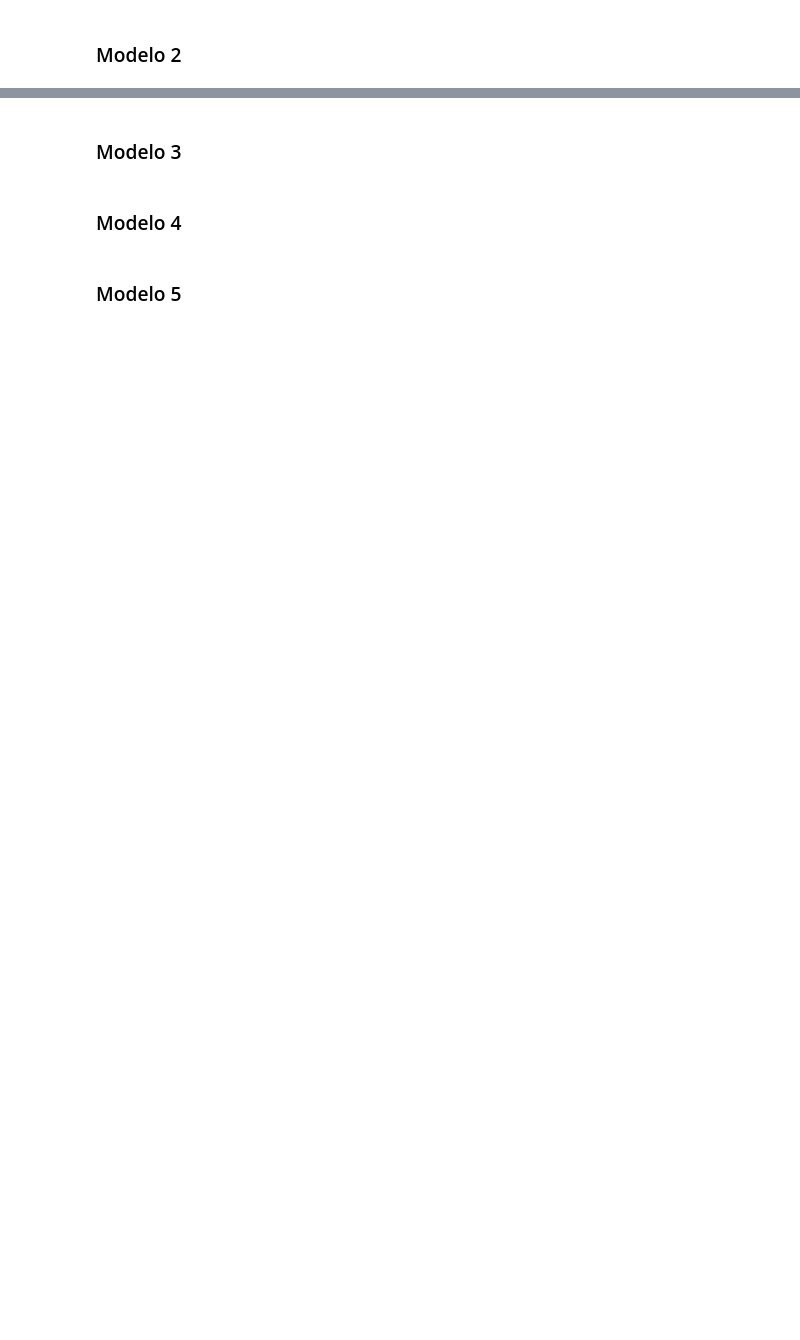
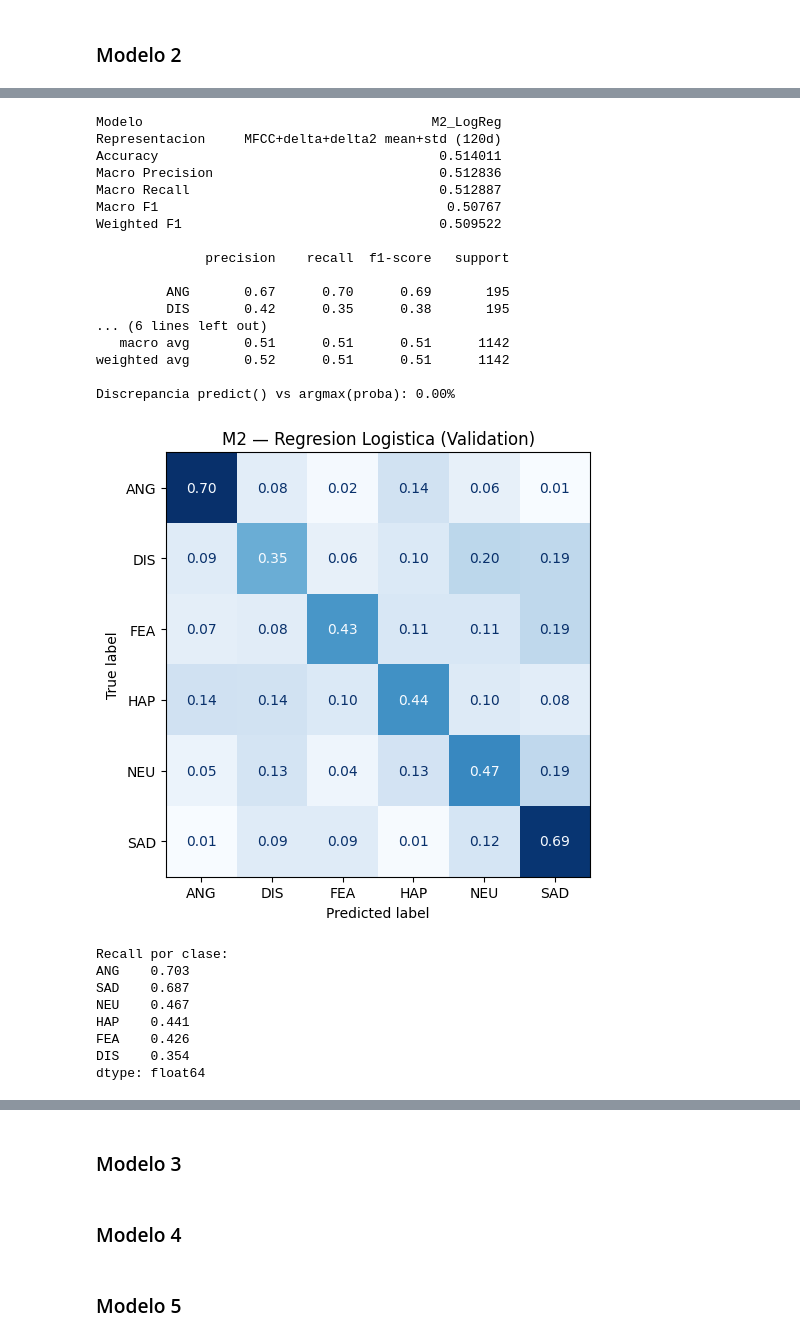
Before and after one commit to Aleortz/CREMA--D-Assembly-, a Jupyter notebook: Notebook/clasification-of-emotions.ipynb, the cells around one changed output, grey strips where cells are left out. Saved outputs shown, nothing was run; the diff lists cells and outputs as text; code cells hidden in the pictures; blank space fills up the shorter version.

Commit message:
Modelo _2

```diff
--- a/Notebook/clasification-of-emotions.ipynb
+++ b/Notebook/clasification-of-emotions.ipynb
@@ -605,0 +771,51 @@ df_probs.head()
+# %%
+# ---- Entrenamiento final ----
+m2 = Pipeline([('scaler', StandardScaler()),
+               ('clf', LogisticRegression(C=C_best_m2, max_iter=3000, random_state=SEED))])
+m2.fit(Xtr_m2, y_train)
+
+P_val_m2  = probs_ordenadas(m2, Xva_m2)
+P_test_m2 = probs_ordenadas(m2, Xte_m2)
+pred_val_m2 = pred_desde_probs(P_val_m2)
+
+res_m2 = evaluar(y_val, pred_val_m2, 'M2_LogReg', 'MFCC+delta+delta2 mean+std (120d)')
+print(pd.Series(res_m2).to_string())
+print()
+print(classification_report(y_val, pred_val_m2, labels=CLASSES, zero_division=0))
+
+# Comprobaciones de integridad
+assert P_val_m2.shape == (len(y_val), 6)
+assert np.allclose(P_val_m2.sum(axis=1), 1.0)
+print(f"Discrepancia predict() vs argmax(proba): "
+      f"{100*(m2.predict(Xva_m2) != pred_val_m2).mean():.2f}%")
+
+cm_m2 = matriz_confusion(y_val, pred_val_m2, 'M2 — Regresion Logistica (Validation)')
+print('Recall por clase:')
+print(pd.Series(np.diag(cm_m2)/cm_m2.sum(axis=1), index=CLASSES).round(3).sort_values(ascending=False))
+# %% [output]
+Modelo                                     M2_LogReg
+Representacion     MFCC+delta+delta2 mean+std (120d)
+Accuracy                                    0.514011
+Macro Precision                             0.512836
+Macro Recall                                0.512887
+Macro F1                                     0.50767
+Weighted F1                                 0.509522
+
+              precision    recall  f1-score   support
+
+         ANG       0.67      0.70      0.69       195
+         DIS       0.42      0.35      0.38       195
+... (6 lines left out)
+   macro avg       0.51      0.51      0.51      1142
+weighted avg       0.52      0.51      0.51      1142
+
+Discrepancia predict() vs argmax(proba): 0.00%
+[figure, added]
+Recall por clase:
+ANG    0.703
+SAD    0.687
+NEU    0.467
+HAP    0.441
+FEA    0.426
+DIS    0.354
+dtype: float64
```
Also changed, not shown: parts of 11 cells of this notebook.
